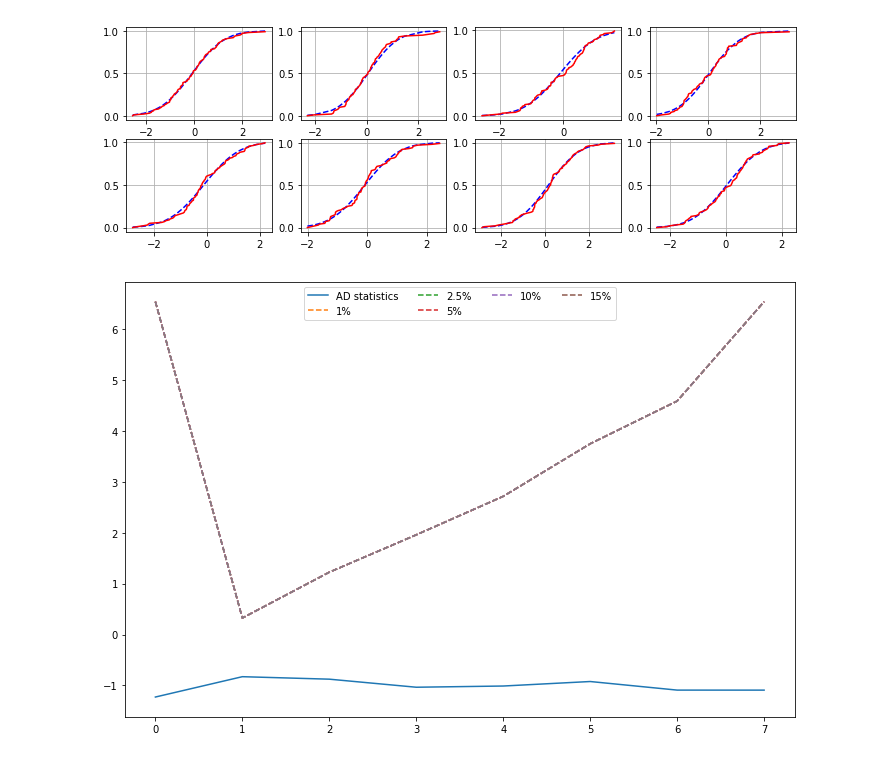
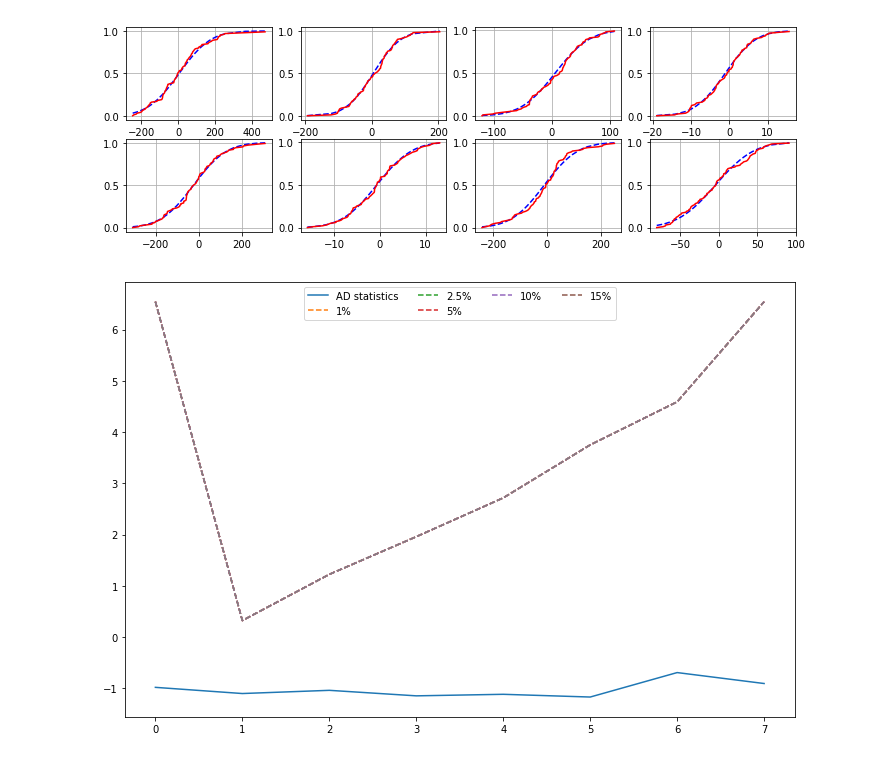
Before and after one commit to acliu/mcgill_sandbox, a Jupyter notebook: dixin/AD_test.ipynb, the cells around one changed output. Saved outputs shown, nothing was run; the diff lists cells and outputs as text; code cells hidden in the pictures.

Commit message:
Assign random values to the std in the example

```diff
--- a/dixin/AD_test.ipynb
+++ b/dixin/AD_test.ipynb
@@ -65,11 +65,11 @@ def plot_adtest(x, data, x_delay=False):
     plt.legend(labels, ncol=4, loc='best')
 # %%
 data = []
-std = np.abs(np.random.normal(0, 100, 8))
+std = np.abs(np.random.normal(1, 100, 8))
 for i in range(8):
-    data.append(np.random.normal(0, 1, 100))
+    data.append(np.random.normal(0, std[i], 100))
 x = np.linspace(0, len(data)-1, len(data))
 plot_adtest(x, data)
 # %% [output]
-[figure, old version]
+[figure, new version]
-[figure, old version]
+[figure, new version]
```
